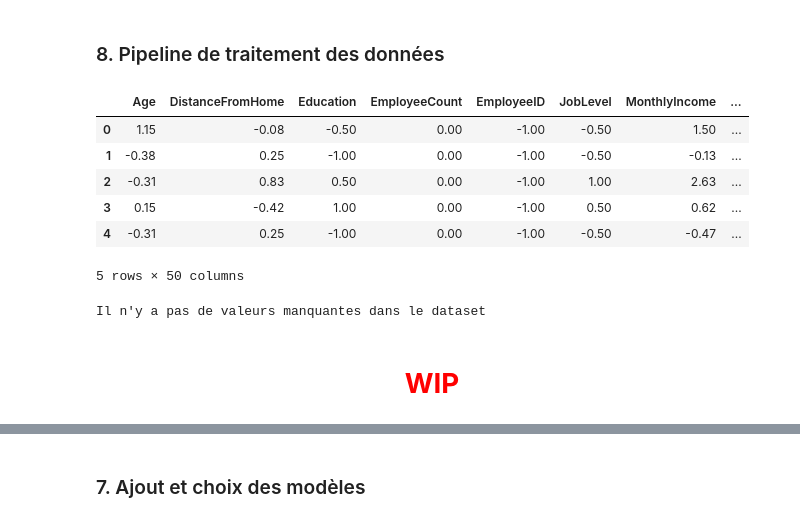
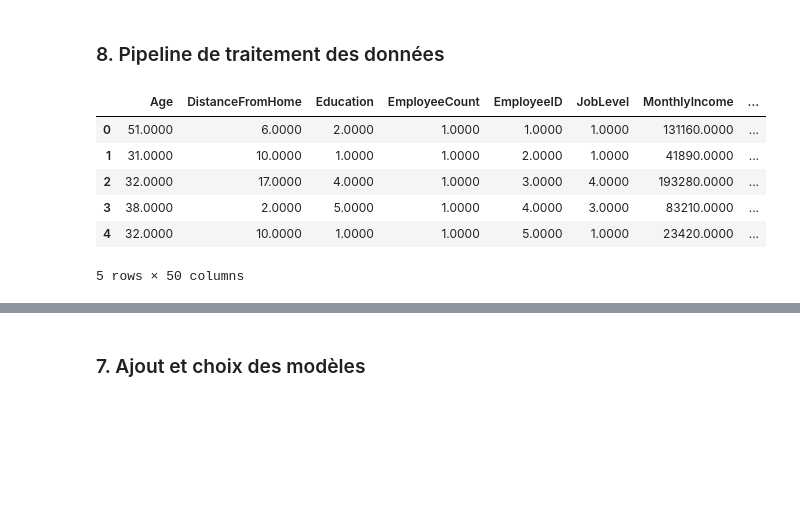
Before and after one commit to warren-gaure/projet-ia, a Jupyter notebook: notebooks/Livrable.ipynb, the cells around one changed output, grey strips where cells are left out. Drawn from its saved outputs; the diff is of its cells as text; code cells hidden in the pictures; blank space fills up the shorter version.

```diff
--- a/notebooks/Livrable.ipynb
+++ b/notebooks/Livrable.ipynb
@@ -181,7 +187,8 @@ total_hours_df = out_time_df[["EmployeeID", "Total_Hours"]]
 # %% [markdown]
 ### 3. <a id='merge'>Merge et sauvegarde des datasets</a>
 # %%
-company_df = general_df.merge(employee_df, on='EmployeeID').merge(manager_df, on='EmployeeID').merge(total_hours_df, on='EmployeeID')
+company_df = general_df.merge(employee_df, on='EmployeeID').merge(manager_df, on='EmployeeID').merge(total_hours_df,
+                                                                                                     on='EmployeeID')
 company_df
 # %% [output]
 |  | Age | Attrition | BusinessTravel | Department | DistanceFromHome | Education | EducationField | ... |
@@ -285,13 +292,17 @@ display(company_df.head())
 # %% [markdown]
 ### 5. <a id='missing-check'>Gestion des valeurs manquantes</a>
 # %%
-if (company_df.isnull().sum() > 0).any():
-    missing_values = company_df.isnull().sum()[company_df.isnull().sum() > 0]
-    missing_percentage = (missing_values / len(company_df) * 100).round(2)
-    print("Valeurs manquantes par colonne :")
-    for col in missing_values.index:
-        print(f"{col} : {missing_values[col]} valeurs ({missing_percentage[col]}%)")
-else:
-    print("Il n'y a pas de valeurs manquantes dans le dataset")
+def check_missing_values(df):
+    if (df.isnull().sum() > 0).any():
+        missing_values = df.isnull().sum()[df.isnull().sum() > 0]
+        print("Valeurs manquantes par colonne :")
+        print(missing_values)
+    else:
+        print("Il n'y a pas de valeurs manquantes dans le dataset")
+    msno.matrix(df)
+    plt.show()
+
+
+check_missing_values(company_df)
 # %% [output]
 Valeurs manquantes par colonne :
@@ -341,18 +364,13 @@ Index(['Attrition', 'BusinessTravel', 'Department', 'EducationField', 'Gender',
 # %% [markdown]
 ### 8. <a id='pipeline'>Pipeline de traitement des données</a>
 # %%
-# Automatically identify numerical and categorical columns
 num_features = numerical_columns.tolist()
 cat_features = categorical_columns.tolist()
 
-
 # Pipeline pour les variables numériques
 num_pipeline = Pipeline([
-    ('imputer', SimpleImputer(strategy='median')),
-    #https://scikit-learn.org/1.6/modules/generated/sklearn.preprocessing.RobustScaler.html
-    ('scaler', RobustScaler())
+    ('imputer', SimpleImputer(strategy='median'))
 ])
-
 
 # Pipeline pour les variables catégorielles
 cat_pipeline = Pipeline([
@@ -361,53 +379,36 @@ cat_pipeline = Pipeline([
 ])
 
 # Pipeline spécifique pour la colonne Attrition
 attrition_pipeline = Pipeline([
-    ('imputer', SimpleImputer(strategy='most_frequent')),
     ('bool_transform', FunctionTransformer(lambda x: x == 'Yes', validate=False))
 ])
 
 # Pipeline de preprocessing
 preprocessor = ColumnTransformer([
     ('num', num_pipeline, num_features),
     ('cat', cat_pipeline, [col for col in cat_features if col != 'Attrition']),
     ('cat_specific', attrition_pipeline, ['Attrition'])
 ])
 
-
 # Appliquer la transformation sur les données d'origine
 company_transformed_df = preprocessor.fit_transform(company_df)
 
-# Récupérer les noms des nouvelles colonnes catégorielles (OneHotEncoder)
 cat_encoder = preprocessor.named_transformers_['cat'].named_steps['encoder']
 cat_one_hot_columns = cat_encoder.get_feature_names_out([col for col in cat_features if col != 'Attrition']).tolist()
 
 # Ajouter la colonne `Attrition` traitée
 final_columns = num_features + cat_one_hot_columns + ['Attrition']
 
 # Créer le DataFrame transformé
 processed_df = pd.DataFrame(company_transformed_df, columns=final_columns)
 
 # Afficher les premières lignes du DataFrame transformé
 processed_df.head()
 # %% [output]
 |  | Age | DistanceFromHome | Education | EmployeeCount | EmployeeID | JobLevel | MonthlyIncome | ... |
-| 0 | 1.15 | -0.08 | -0.50 | 0.00 | -1.00 | -0.50 | 1.50 | ... |
-| 1 | -0.38 | 0.25 | -1.00 | 0.00 | -1.00 | -0.50 | -0.13 | ... |
-| 2 | -0.31 | 0.83 | 0.50 | 0.00 | -1.00 | 1.00 | 2.63 | ... |
-| 3 | 0.15 | -0.42 | 1.00 | 0.00 | -1.00 | 0.50 | 0.62 | ... |
-| 4 | -0.31 | 0.25 | -1.00 | 0.00 | -1.00 | -0.50 | -0.47 | ... |
+| 0 | 51.0000 | 6.0000 | 2.0000 | 1.0000 | 1.0000 | 1.0000 | 131160.0000 | ... |
+| 1 | 31.0000 | 10.0000 | 1.0000 | 1.0000 | 2.0000 | 1.0000 | 41890.0000 | ... |
+| 2 | 32.0000 | 17.0000 | 4.0000 | 1.0000 | 3.0000 | 4.0000 | 193280.0000 | ... |
+| 3 | 38.0000 | 2.0000 | 5.0000 | 1.0000 | 4.0000 | 3.0000 | 83210.0000 | ... |
+| 4 | 32.0000 | 10.0000 | 1.0000 | 1.0000 | 5.0000 | 1.0000 | 23420.0000 | ... |
 5 rows × 50 columns
-# %%
-
-if (processed_df.isnull().sum() > 0).any():
-    missing_values = processed_df.isnull().sum()[processed_df.isnull().sum() > 0]
-    missing_percentage = (missing_values / len(processed_df) * 100).round(2)
-    print("Valeurs manquantes par colonne :")
-    for col in missing_values.index:
-        print(f"{col} : {missing_values[col]} valeurs ({missing_percentage[col]}%)")
-else:
-    print("Il n'y a pas de valeurs manquantes dans le dataset")
-# %% [output]
-Il n'y a pas de valeurs manquantes dans le dataset
-# %% [markdown]
-# <font color="red"><center>**WIP**</center></font>
```
Also changed, not shown: parts of 32 cells of this notebook.
